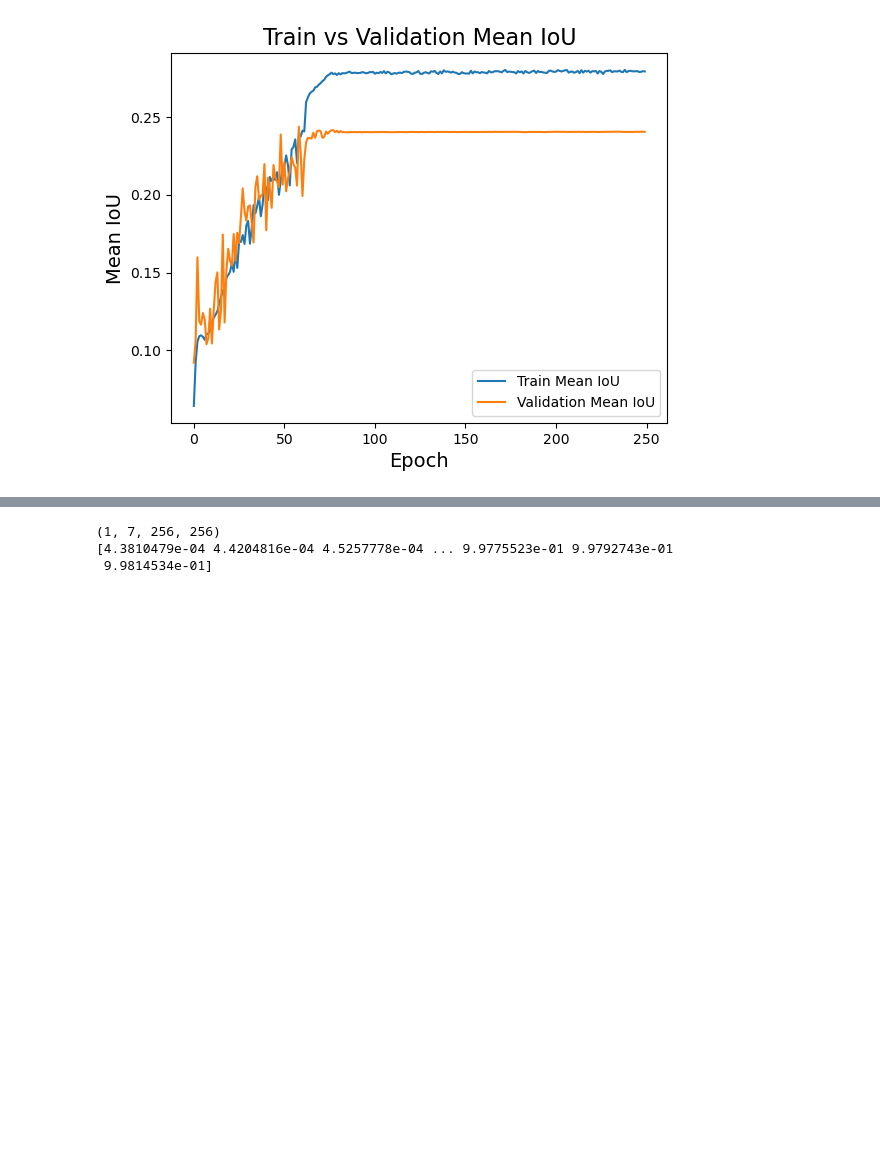
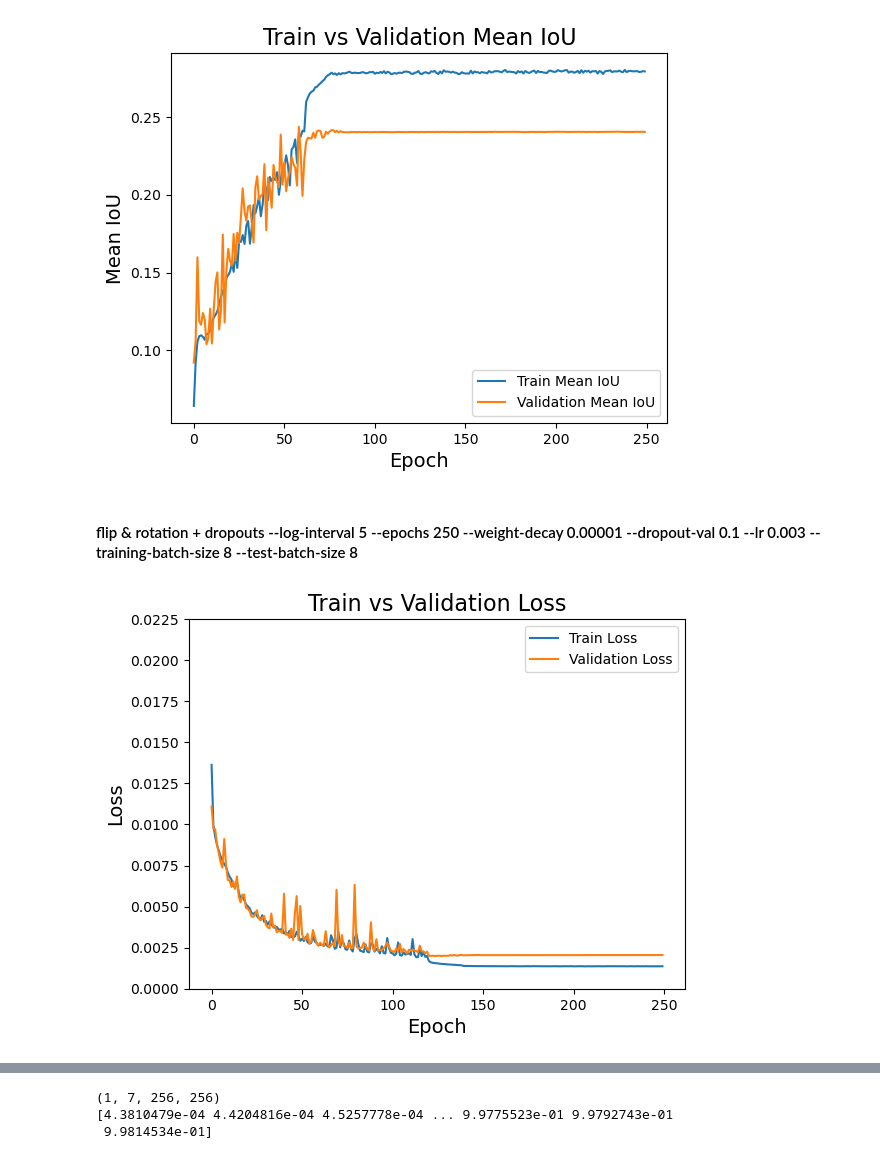
Before and after one commit to tckumarasekara/CRC-HnE-Segmentation-Training, a Jupyter notebook: histology_segmentation_training/dev/unext_plots.ipynb, the cells around one changed output, grey strips where cells are left out. Saved outputs shown, nothing was run; the diff lists cells and outputs as text; code cells hidden in the pictures; blank space fills up the shorter version.

Commit message:
plotted results with simple augmentations, flip and rotation

```diff
--- a/histology_segmentation_training/dev/unext_plots.ipynb
+++ b/histology_segmentation_training/dev/unext_plots.ipynb
@@ -129,3 +129,9 @@ event_acc = plot_loss("../../out/lightning_logs/version_19")
 plot_iou(event_acc)
 # %% [output]
 [figure]
+# %% [markdown]
+#### flip & rotation + dropouts --log-interval 5 --epochs 250 --weight-decay 0.00001 --dropout-val 0.1 --lr 0.003 --training-batch-size 8 --test-batch-size 8
+# %%
+event_acc = plot_loss("../../out/lightning_logs/version_20")
+# %% [output]
+[figure, added]
```
Also changed, not shown: parts of 1 cell of this notebook, 2 other files.
